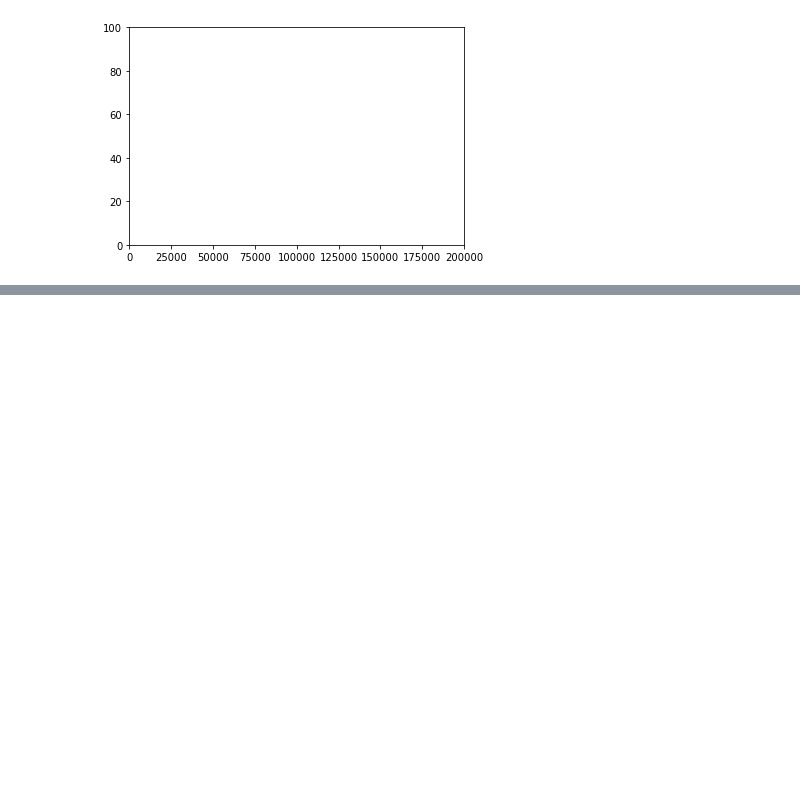
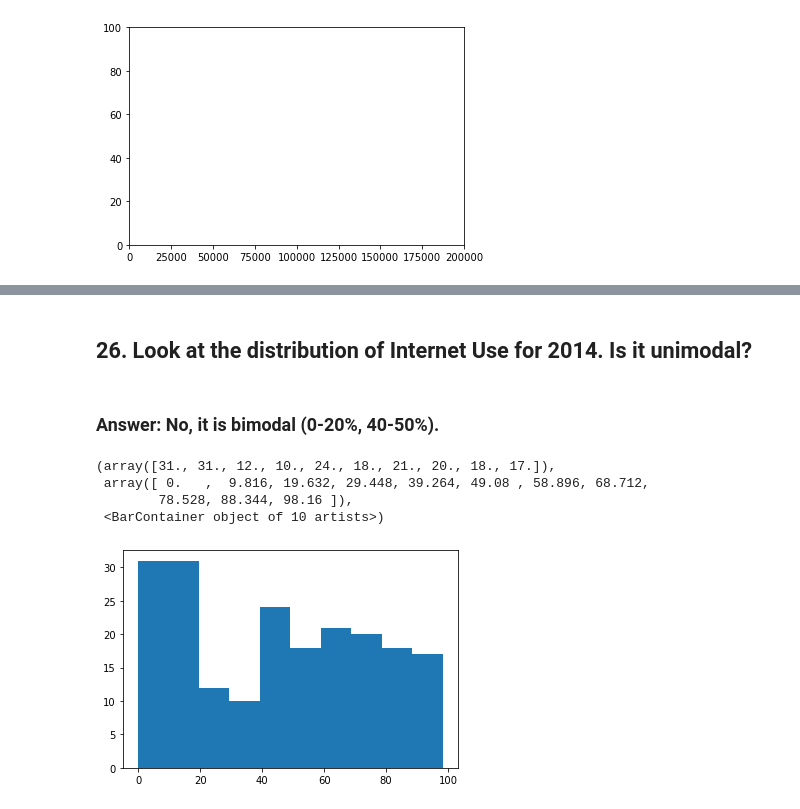
Before and after one commit to NSS-Data-Analytics-Cohort-6/gdp-and-internet-usage-abigailasper, a Jupyter notebook: notebooks/gdp_internet_un.ipynb, the cells around one changed output, grey strips where cells are left out. Saved outputs shown, nothing was run; the diff lists cells and outputs as text; code cells hidden in the pictures; blank space fills up the shorter version.

```diff
--- a/notebooks/gdp_internet_un.ipynb
+++ b/notebooks/gdp_internet_un.ipynb
@@ -360,0 +431,12 @@ plt.ylim([0, 100])
+# %% [markdown]
+## 26. Look at the distribution of Internet Use for 2014. Is it unimodal?
+# %% [markdown]
+### Answer: No, it is bimodal (0-20%, 40-50%).
+# %%
+plt.hist(gdp_internet_2014.Internet_Users_Pct)
+# %% [output]
+(array([31., 31., 12., 10., 24., 18., 21., 20., 18., 17.]),
+ array([ 0.   ,  9.816, 19.632, 29.448, 39.264, 49.08 , 58.896, 68.712,
+        78.528, 88.344, 98.16 ]),
+ <BarContainer object of 10 artists>)
+[figure, added]
```
Also changed, not shown: parts of 18 cells of this notebook.
